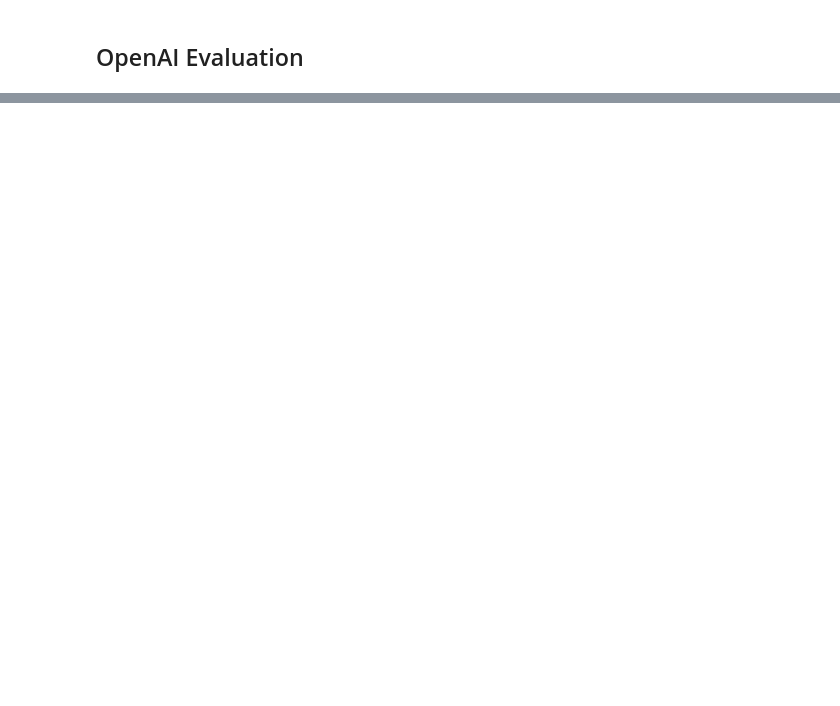
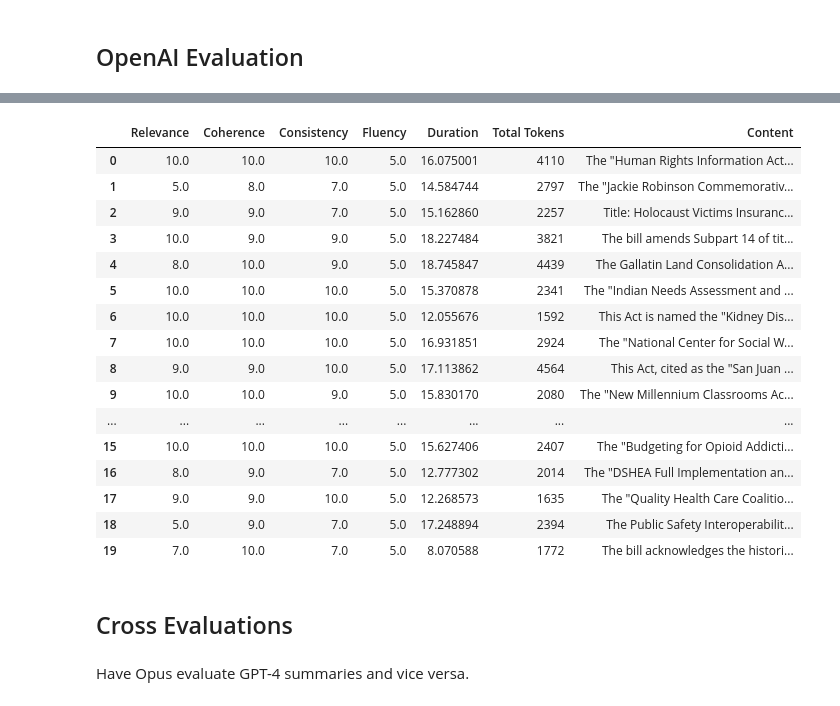
Before and after one commit to mattambrogi/llm-summary-evals, a Jupyter notebook: llm_summarization_evals.ipynb, the cells around one changed output, grey strips where cells are left out. Saved outputs shown, nothing was run; the diff lists cells and outputs as text; code cells hidden in the pictures; blank space fills up the shorter version.

```diff
--- a/llm_summarization_evals.ipynb
+++ b/llm_summarization_evals.ipynb
@@ -391,6 +420,14 @@ openai_summarizer = OpenAISummarizer(
+# %%
+openai_summarizer = OpenAISummarizer(
+    """
+    You are a helpful assistant that summarizes text. You will be provided with a bill from the california legislature. Your job is to create a summary which concisely captures all key information from the bill.
+
+    The user input will just the text of the bill. The output should be the summary and no addtional text.
+    """
+)
 # %%
 # Test summarizer on one doc
-bill = billsum[large_docs_idxs[0]]
+bill = test_bills[0]
 response = openai_summarizer(bill["text"])
 print(response["content"])
 # %% [output]
@@ -431,7 +480,7 @@ evaluation_metrics = {
 }
 # %%
 # Generate evals for one summary
-bill = billsum[6]
+bill = test_bills[0]
 base_summary = bill["summary"]
 generated_summary = openai_summarizer(bill["text"])
 generated_summary_text = generated_summary["content"]
@@ -459,17 +508,21 @@ Fluency: 5.0
 # %%
 # generate and display scores for test set
 all_scores = []
-num_summaries = len(large_docs_idxs)
-for i in large_docs_idxs:
+i = 0
+for bill in test_bills:
     print(f"Generating summary for index: {i}")
-    base_summary = billsum[i]["summary"]
-    summary_result = openai_summarizer(billsum[i]["text"])
+    i+=1
+    base_summary = bill["summary"]
+    summary_result = openai_summarizer(bill["text"])
     generated_summary = summary_result["content"]
     scores = {}
 
     for eval_type, (criteria, steps) in evaluation_metrics.items():
         result = get_geval_score_openai(criteria, steps, base_summary, generated_summary, eval_type)
-        score_num = float(result.strip())
+        try:
+          score_num = float(re.findall(r'\d+', result)[0])
+        except ValueError:
+          score_num = -1
         scores[eval_type] = score_num
 
     scores['Duration'] = summary_result['duration']
@@ -502 +564,21 @@ Generating summary for index: 13
+# %%
+display(df)
+# %% [output]
+|  | Relevance | Coherence | Consistency | Fluency | Duration | Total Tokens | Content |
+| 0 | 10.0 | 10.0 | 10.0 | 5.0 | 16.075001 | 4110 | The "Human Rights Information Act... |
+| 1 | 5.0 | 8.0 | 7.0 | 5.0 | 14.584744 | 2797 | The "Jackie Robinson Commemorativ... |
+| 2 | 9.0 | 9.0 | 7.0 | 5.0 | 15.162860 | 2257 | Title: Holocaust Victims Insuranc... |
+| 3 | 10.0 | 9.0 | 9.0 | 5.0 | 18.227484 | 3821 | The bill amends Subpart 14 of tit... |
+| 4 | 8.0 | 10.0 | 9.0 | 5.0 | 18.745847 | 4439 | The Gallatin Land Consolidation A... |
+| 5 | 10.0 | 10.0 | 10.0 | 5.0 | 15.370878 | 2341 | The "Indian Needs Assessment and ... |
+| 6 | 10.0 | 10.0 | 10.0 | 5.0 | 12.055676 | 1592 | This Act is named the "Kidney Dis... |
+| 7 | 10.0 | 10.0 | 10.0 | 5.0 | 16.931851 | 2924 | The "National Center for Social W... |
+| 8 | 9.0 | 9.0 | 10.0 | 5.0 | 17.113862 | 4564 | This Act, cited as the "San Juan ... |
+| 9 | 10.0 | 10.0 | 9.0 | 5.0 | 15.830170 | 2080 | The "New Millennium Classrooms Ac... |
+| ... | ... | ... | ... | ... | ... | ... | ... |
+| 15 | 10.0 | 10.0 | 10.0 | 5.0 | 15.627406 | 2407 | The "Budgeting for Opioid Addicti... |
+| 16 | 8.0 | 9.0 | 7.0 | 5.0 | 12.777302 | 2014 | The "DSHEA Full Implementation an... |
+| 17 | 9.0 | 9.0 | 10.0 | 5.0 | 12.268573 | 1635 | The "Quality Health Care Coalitio... |
+| 18 | 5.0 | 9.0 | 7.0 | 5.0 | 17.248894 | 2394 | The Public Safety Interoperabilit... |
+| 19 | 7.0 | 10.0 | 7.0 | 5.0 | 8.070588 | 1772 | The bill acknowledges the histori... |
 # %%
@@ -503,0 +586,4 @@ df.to_csv('summary_eval_results_gpt4_v1.csv', index=True)
+# %% [markdown]
+## Cross Evaluations
+# %% [markdown]
+Have Opus evaluate GPT-4 summaries and vice versa.
```
Also changed, not shown: parts of 17 cells of this notebook.
